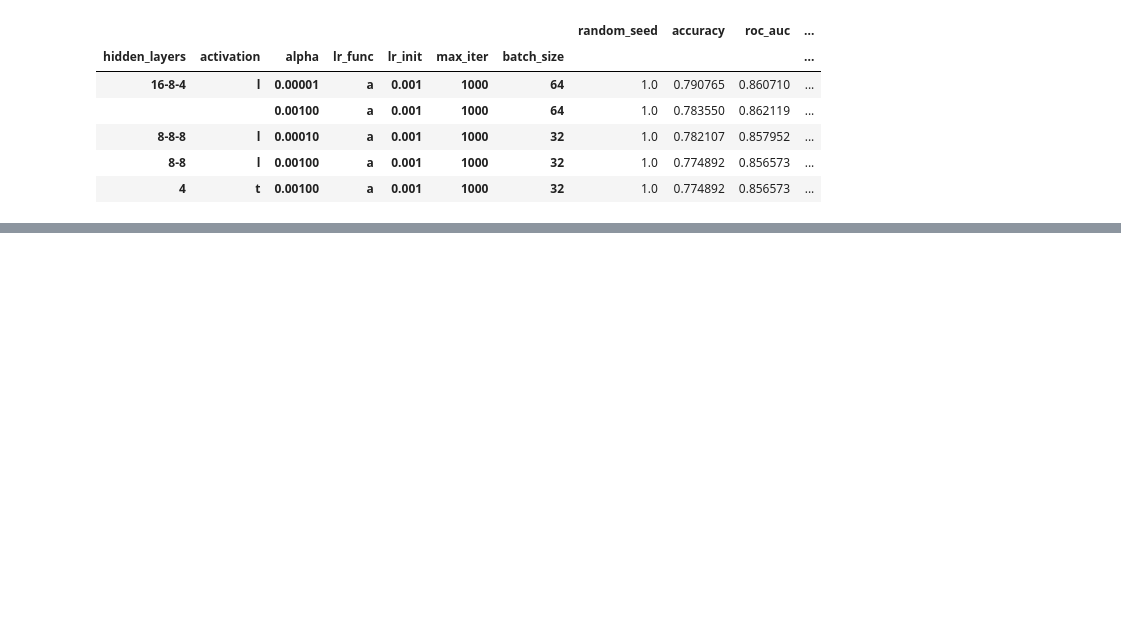
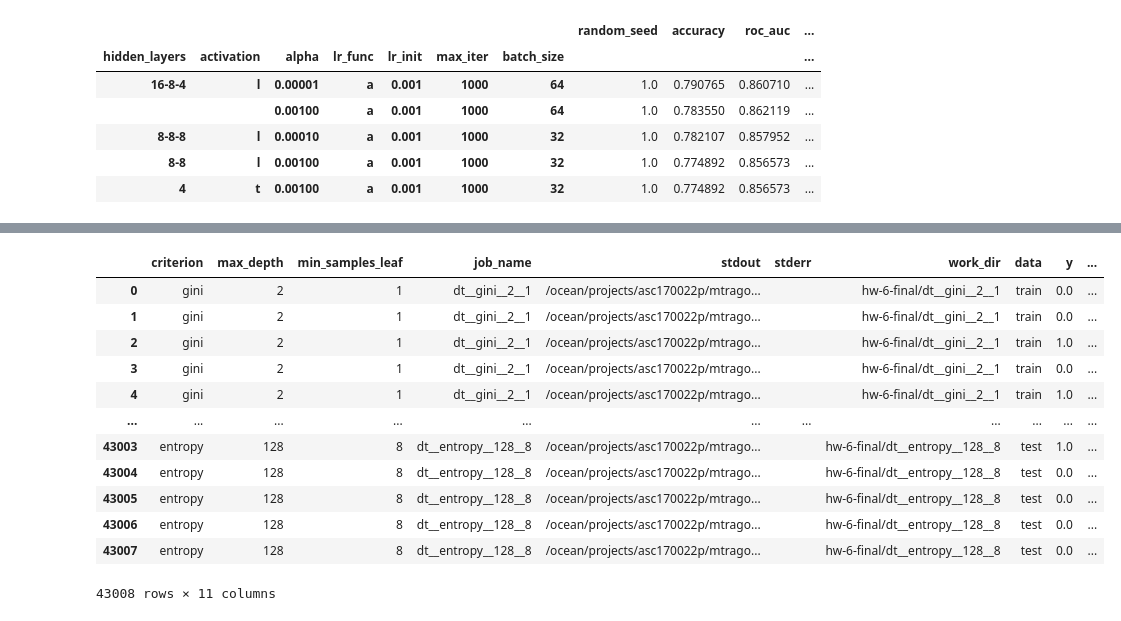
Before and after one commit to mattragoza/ISSP2170, a Jupyter notebook: classification.ipynb, the cells around one changed output, grey strips where cells are left out. Saved outputs shown, nothing was run; the diff lists cells and outputs as text; code cells hidden in the pictures; blank space fills up the shorter version.

```diff
--- a/assignment-5/classification.ipynb
+++ b/classification.ipynb
@@ -343,0 +414,17 @@ agg[agg['data'] == 'test'].groupby(mlp_params).mean().sort_values('pr_auc', asce
+# %%
+metrics = ps.metrics(jobs, names=['data', 'y', 'yhat', 'score'])
+metrics
+# %% [output]
+|  | criterion | max_depth | min_samples_leaf | job_name | stdout | stderr | work_dir | data | y | ... |
+| 0 | gini | 2 | 1 | dt__gini__2__1 | /ocean/projects/asc170022p/mtrago... |  | hw-6-final/dt__gini__2__1 | train | 0.0 | ... |
+| 1 | gini | 2 | 1 | dt__gini__2__1 | /ocean/projects/asc170022p/mtrago... |  | hw-6-final/dt__gini__2__1 | train | 0.0 | ... |
+| 2 | gini | 2 | 1 | dt__gini__2__1 | /ocean/projects/asc170022p/mtrago... |  | hw-6-final/dt__gini__2__1 | train | 1.0 | ... |
+| 3 | gini | 2 | 1 | dt__gini__2__1 | /ocean/projects/asc170022p/mtrago... |  | hw-6-final/dt__gini__2__1 | train | 0.0 | ... |
+| 4 | gini | 2 | 1 | dt__gini__2__1 | /ocean/projects/asc170022p/mtrago... |  | hw-6-final/dt__gini__2__1 | train | 1.0 | ... |
+| ... | ... | ... | ... | ... | ... | ... | ... | ... | ... | ... |
+| 43003 | entropy | 128 | 8 | dt__entropy__128__8 | /ocean/projects/asc170022p/mtrago... |  | hw-6-final/dt__entropy__128__8 | test | 1.0 | ... |
+| 43004 | entropy | 128 | 8 | dt__entropy__128__8 | /ocean/projects/asc170022p/mtrago... |  | hw-6-final/dt__entropy__128__8 | test | 0.0 | ... |
+| 43005 | entropy | 128 | 8 | dt__entropy__128__8 | /ocean/projects/asc170022p/mtrago... |  | hw-6-final/dt__entropy__128__8 | test | 0.0 | ... |
+| 43006 | entropy | 128 | 8 | dt__entropy__128__8 | /ocean/projects/asc170022p/mtrago... |  | hw-6-final/dt__entropy__128__8 | test | 0.0 | ... |
+| 43007 | entropy | 128 | 8 | dt__entropy__128__8 | /ocean/projects/asc170022p/mtrago... |  | hw-6-final/dt__entropy__128__8 | test | 0.0 | ... |
+43008 rows × 11 columns
```
Also changed, not shown: parts of 24 cells of this notebook, 2 other files.
